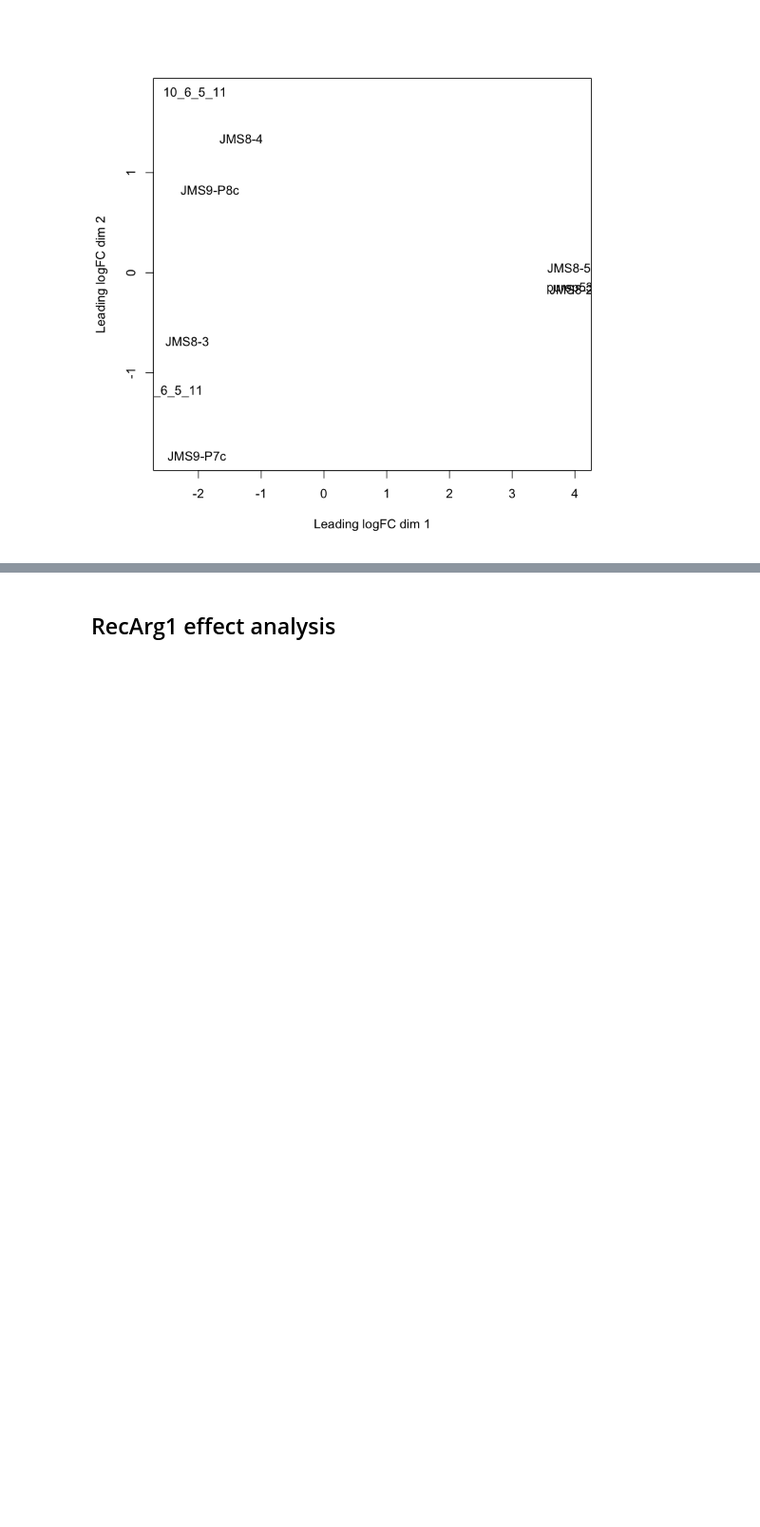
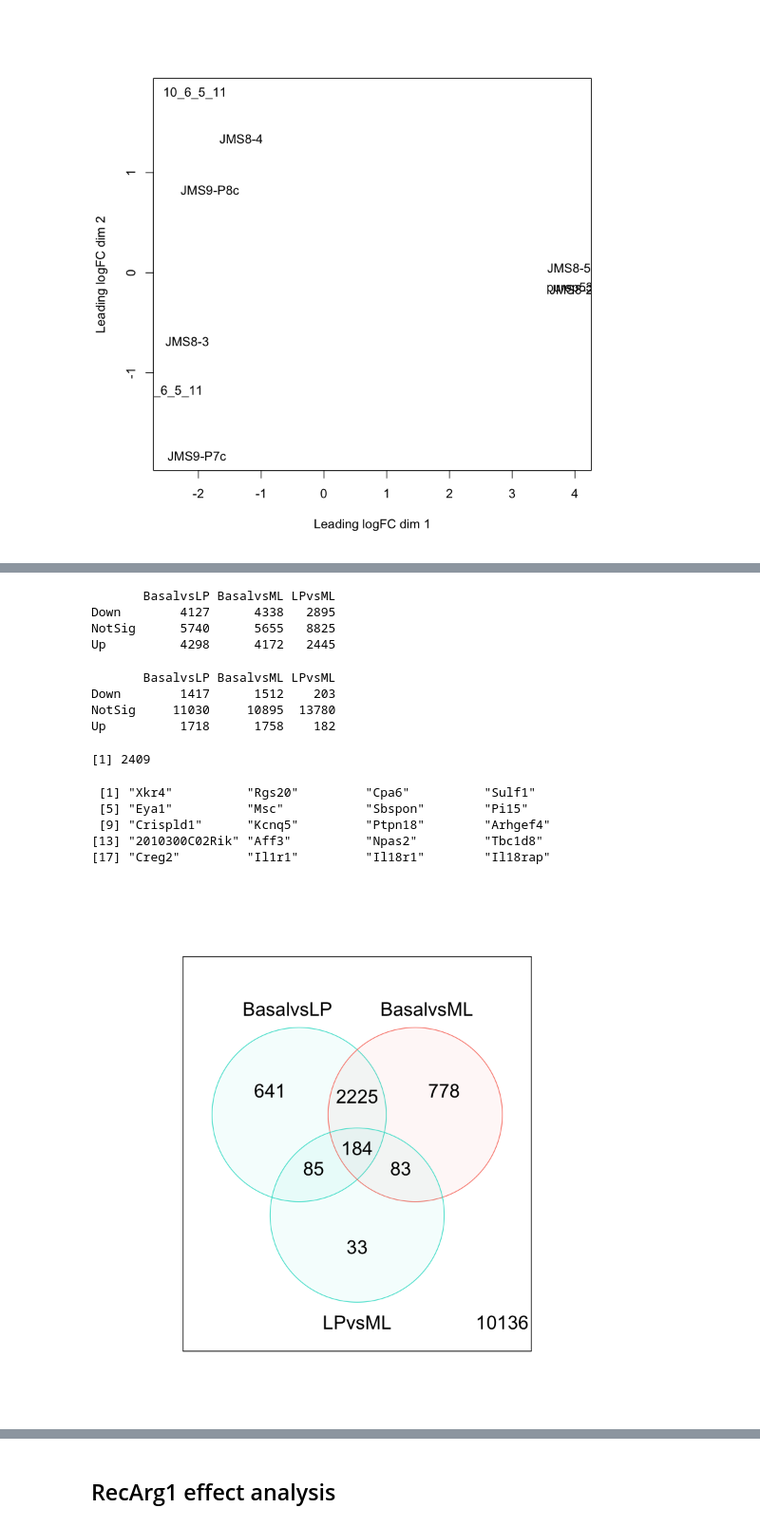
Before and after one commit to lvulliard/Brunner2019, a Jupyter notebook: RNA-DiffEq.ipynb, the cells around one changed output, grey strips where cells are left out. Shown at 95% size. Saved outputs shown, nothing was run; the diff lists cells and outputs as text; code cells hidden in the pictures; blank space fills up the shorter version.

```diff
--- a/RNA-DiffEq.ipynb
+++ b/RNA-DiffEq.ipynb
@@ -189,0 +304,33 @@ plotMDS(x) # Three distinct groups (LP/ML/Basal)
+# %%
+summary(decideTests(efit))
+# %% [output]
+       BasalvsLP BasalvsML LPvsML
+Down        4127      4338   2895
+NotSig      5740      5655   8825
+Up          4298      4172   2445
+# %%
+tfit <- treat(vfit, lfc=1)
+dt <- decideTests(tfit)
+summary(dt)
+# %% [output]
+       BasalvsLP BasalvsML LPvsML
+Down        1417      1512    203
+NotSig     11030     10895  13780
+Up          1718      1758    182
+# %%
+de.common <- which(dt[,1]!=0 & dt[,2]!=0)
+length(de.common)
+# %% [output]
+[1] 2409
+# %%
+head(tfit$genes$SYMBOL[de.common], n=20)
+# %% [output]
+ [1] "Xkr4"          "Rgs20"         "Cpa6"          "Sulf1"
+ [5] "Eya1"          "Msc"           "Sbspon"        "Pi15"
+ [9] "Crispld1"      "Kcnq5"         "Ptpn18"        "Arhgef4"
+[13] "2010300C02Rik" "Aff3"          "Npas2"         "Tbc1d8"
+[17] "Creg2"         "Il1r1"         "Il18r1"        "Il18rap"
+# %%
+vennDiagram(dt[,1:3], circle.col=c("turquoise", "salmon"))
+# %% [output]
+[figure, added]
```
Also changed, not shown: parts of 33 cells of this notebook.
